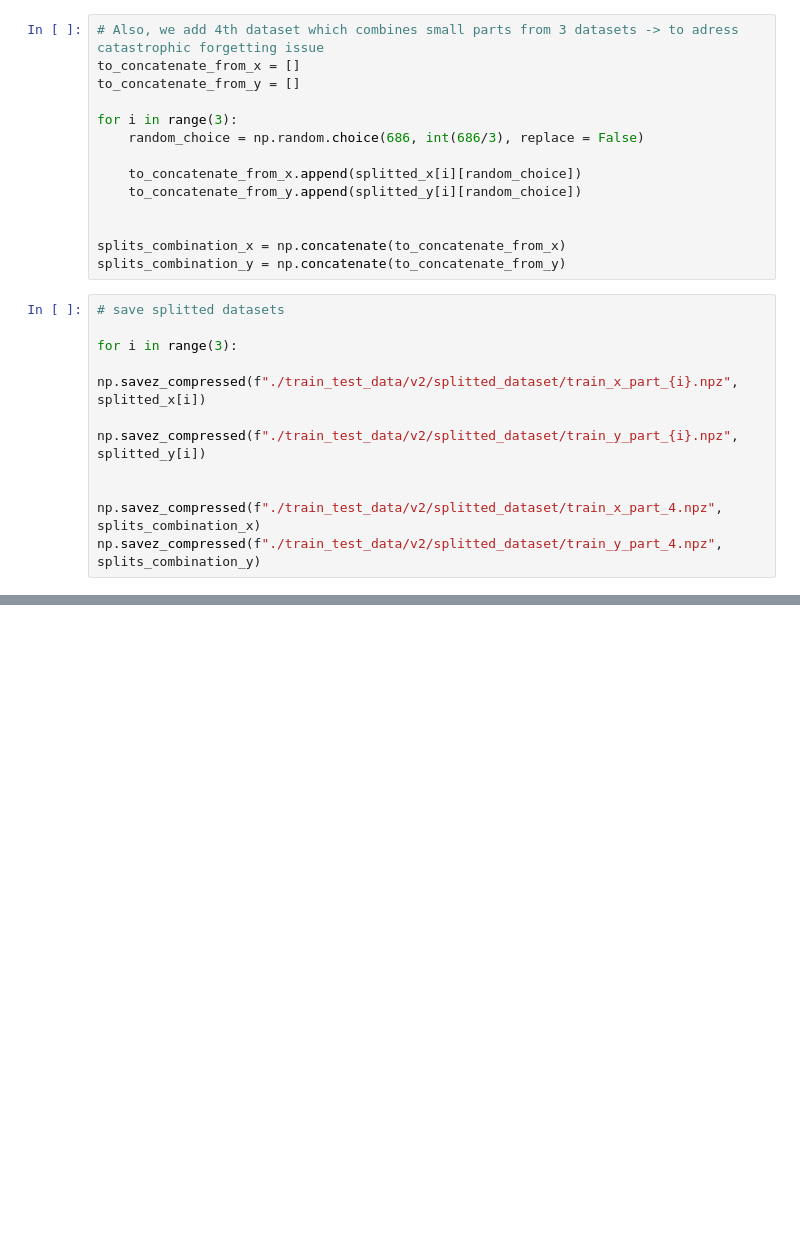
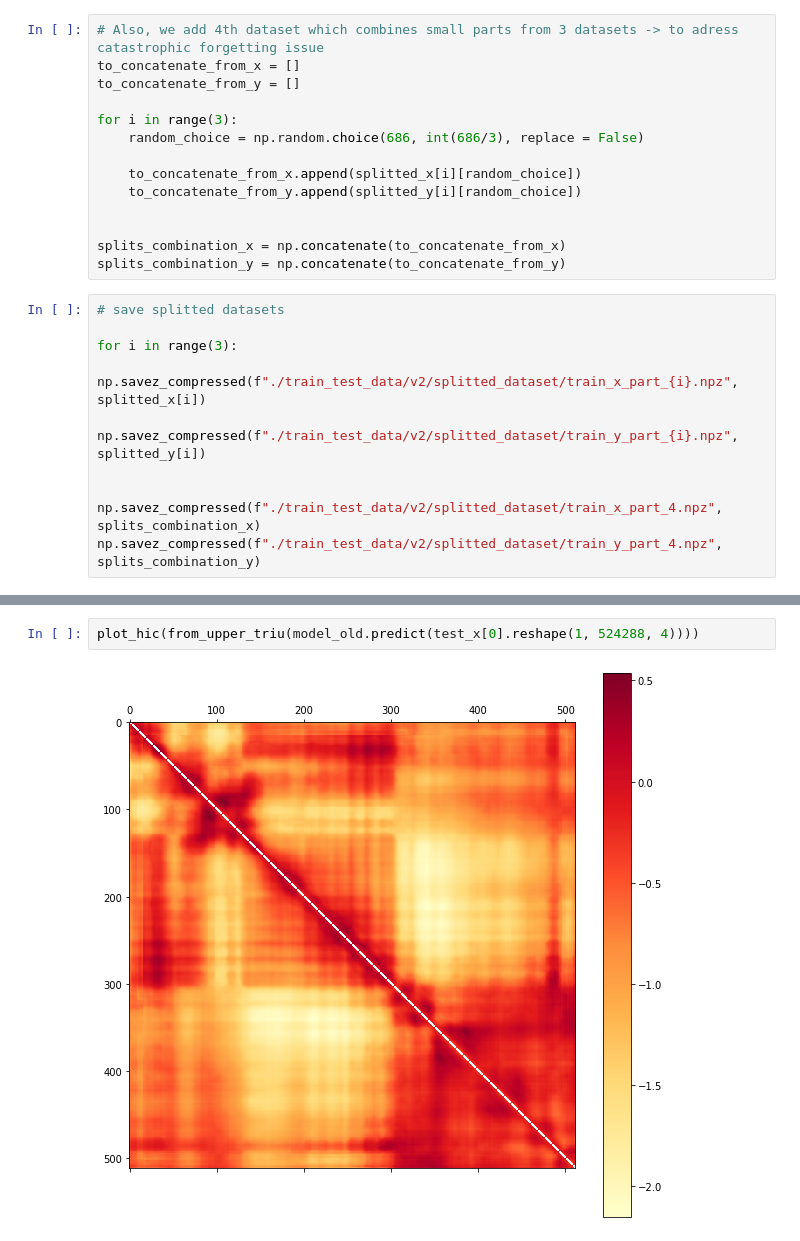
Before and after one commit to NeilAlishev/HiCPredictor, a Jupyter notebook: DeepHiCResearch.ipynb, the cells around one changed output, grey strips where cells are left out. Cells and saved outputs as stored; diff of their text form; blank space fills up the shorter version.

```diff
--- a/DeepHiCResearch.ipynb
+++ b/DeepHiCResearch.ipynb
@@ -1425,0 +1439,4 @@ np.savez_compressed("./test_y.npz", test_y)
+# %%
+plot_hic(from_upper_triu(model_old.predict(test_x[0].reshape(1, 524288, 4))))
+# %% [output]
+[figure, added]
```
Also changed, not shown: parts of 18 cells of this notebook, 1 other file.
